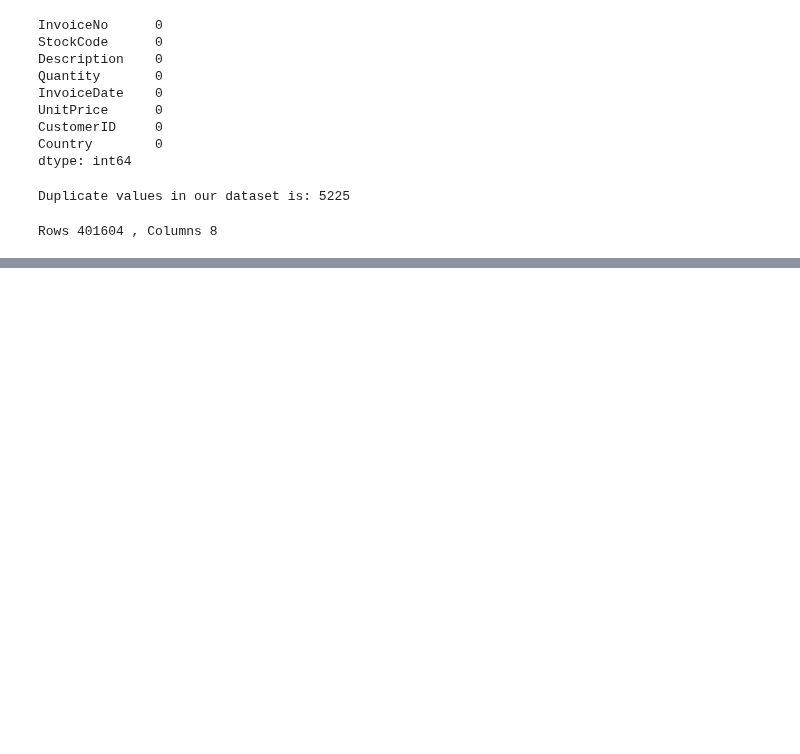
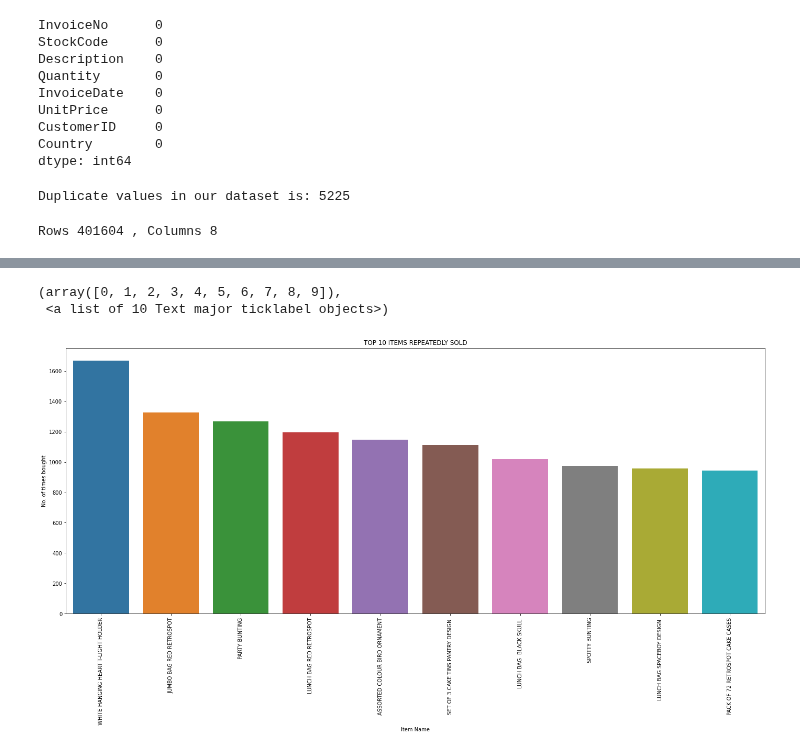
Before and after one commit to Malikarbaaz/Online_Retail_Customer_Segmentation, a Jupyter notebook: Copy_of_Online_Retail_Customer_Segmentation_Capstone_Project.ipynb, the cells around one changed output, grey strips where cells are left out. Drawn from its saved outputs; the diff is of its cells as text; code cells hidden in the pictures; blank space fills up the shorter version.

```diff
--- a/Copy_of_Online_Retail_Customer_Segmentation_Capstone_Project.ipynb
+++ b/Copy_of_Online_Retail_Customer_Segmentation_Capstone_Project.ipynb
@@ -150,0 +152,3 @@ Rows 401604 , Columns 8
+# %%
+# Creating a copy of dataframe
+df = data.copy()
@@ -150,0 +157,3 @@ Rows 401604 , Columns 8
+# %%
+# First converting the column as string
+df['InvoiceNo'] = df['InvoiceNo'].astype('str')
@@ -150,0 +177,4 @@ Rows 401604 , Columns 8
+# %%
+# We have to deal with those data of InvoiceNo which not containing 'C'
+df = df[~df['InvoiceNo'].str.contains('C')]
+df
@@ -163,0 +216,5 @@ dtype: int64
+# %%
+# Top 10 products name which were repeatedly sold
+product_df = df['Description'].value_counts().reset_index()
+product_df.rename(columns={'index': 'Description_Name','Description': 'Count'}, inplace=True)
+product_df[:10]
@@ -163,0 +233,13 @@ dtype: int64
+# %%
+# Barplot of the top 10 most repeatedly sold items
+plt.figure(figsize=(20,8))
+sns.barplot(x='Description_Name',y='Count',data = product_df[:10])
+plt.xlabel('Item Name')
+plt.ylabel('No. of times bought')
+plt.title('TOP 10 ITEMS REPEATEDLY SOLD')
+plt.tight_layout()
+plt.xticks(rotation = 90)   # by using xticks we rotate our column labels to 90 degree.
+# %% [output]
+(array([0, 1, 2, 3, 4, 5, 6, 7, 8, 9]),
+ <a list of 10 Text major ticklabel objects>)
+[figure, added]
```
Also changed, not shown: parts of 16 cells of this notebook.
